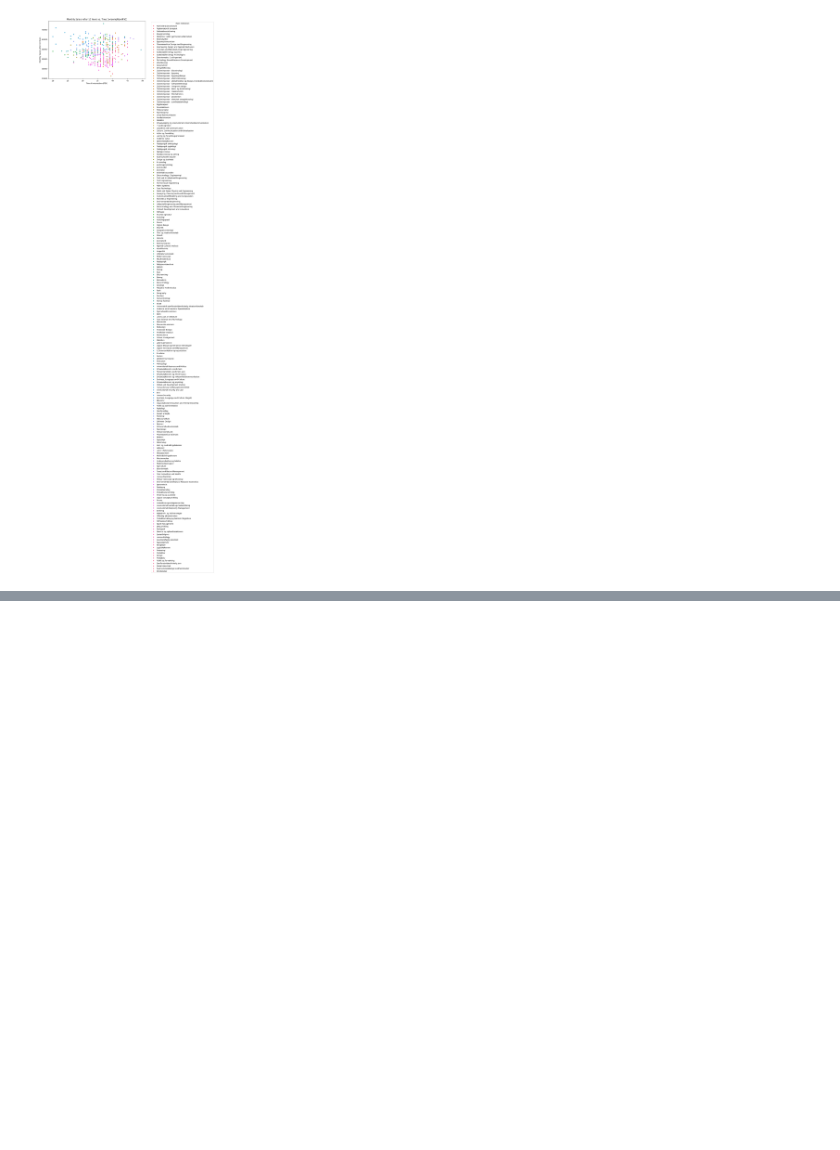
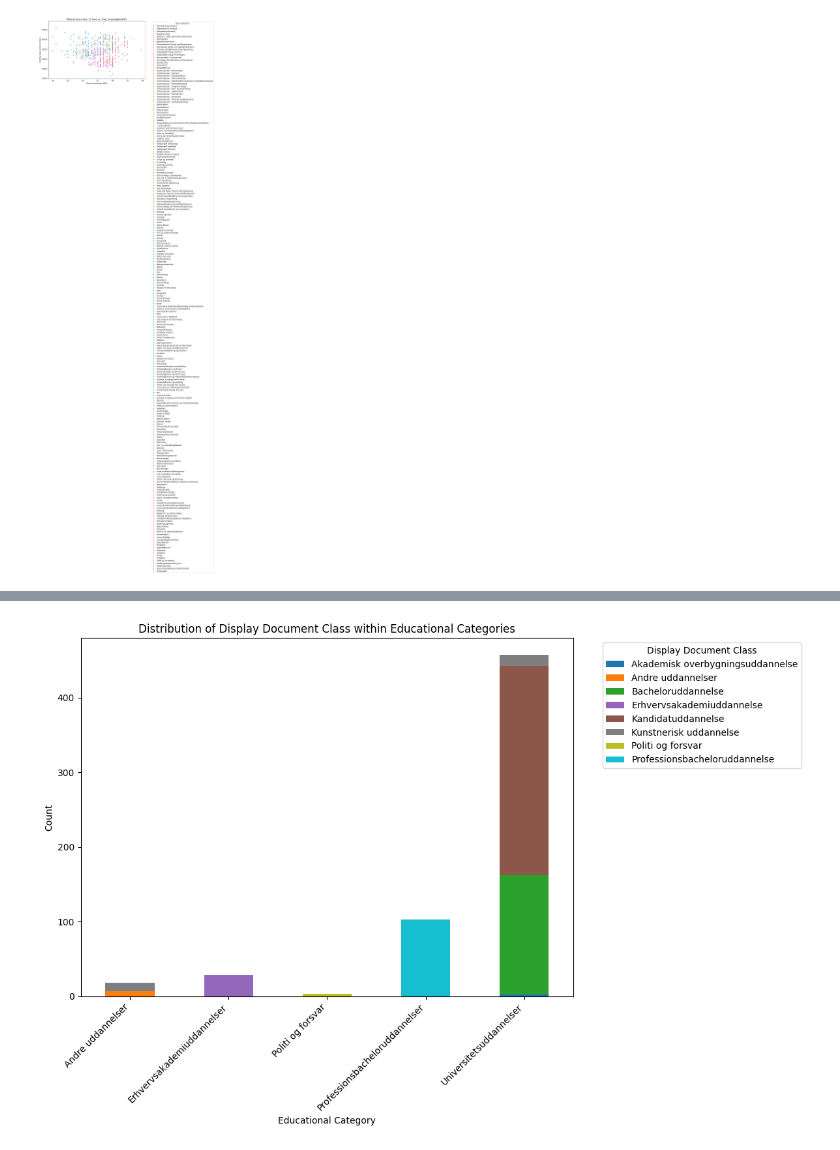
Before and after one commit to simon-mellergaard/datavis, a Jupyter notebook: Data/preprocessing.ipynb, the cells around one changed output, grey strips where cells are left out. Drawn from its saved outputs; the diff is of its cells as text; code cells hidden in the pictures; blank space fills up the shorter version.

```diff
--- a/Data/preprocessing.ipynb
+++ b/Data/preprocessing.ipynb
@@ -217,0 +250,15 @@ plt.show()
+# %%
+# Create a cross-tabulation of Educational_Category and displaydocclass
+cross_tab = pd.crosstab(edu_types['Educational_Category'], edu_types['displaydocclass'])
+
+# Make a stacked bar chart
+cross_tab.plot(kind='bar', stacked=True, figsize=(12, 8), cmap='tab10')
+plt.title('Distribution of Display Document Class within Educational Categories')
+plt.xlabel('Educational Category')
+plt.ylabel('Count')
+plt.xticks(rotation=45, ha='right')
+plt.legend(title='Display Document Class', bbox_to_anchor=(1.05, 1), loc='upper left')
+plt.tight_layout()
+plt.show()
+# %% [output]
+[figure, added]
```
Also changed, not shown: parts of 12 cells of this notebook.
